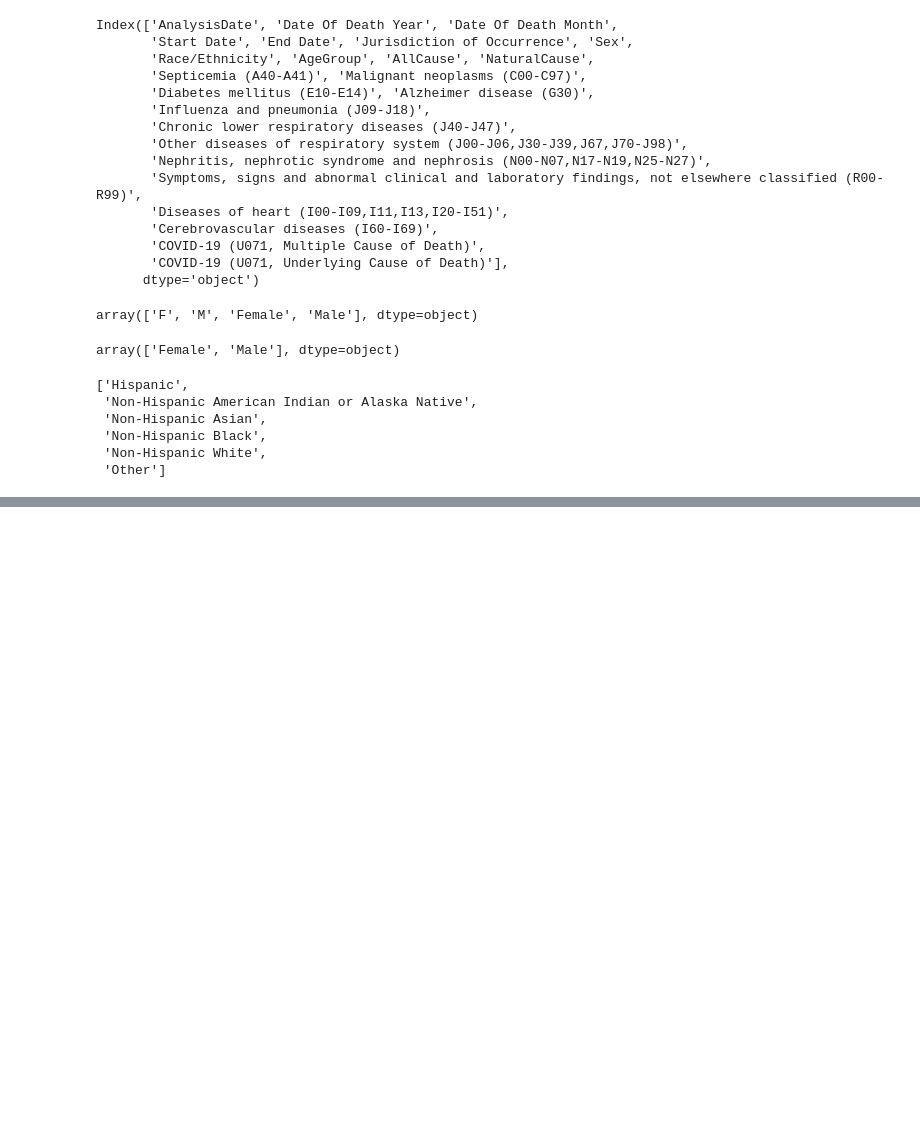
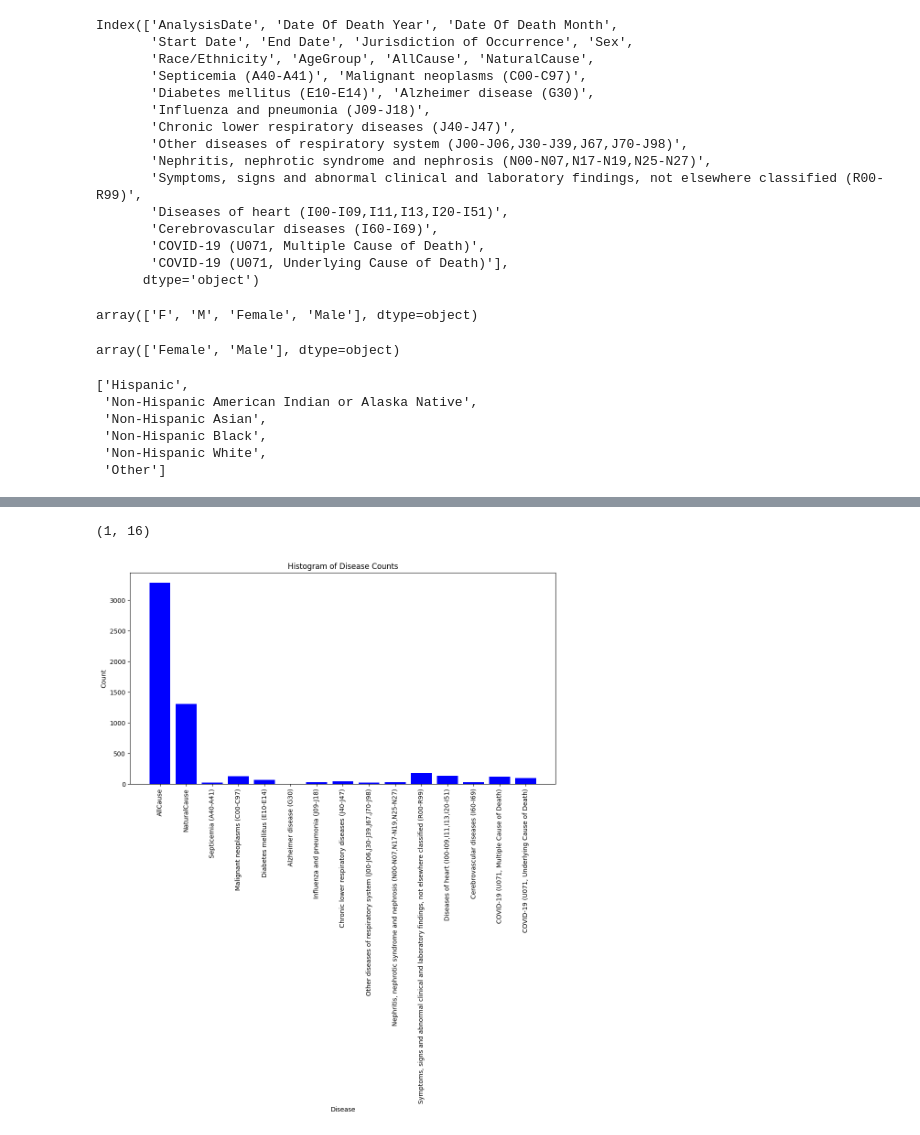
Before and after one commit to AshwinUnnikrishnan/AI-for-Human-Computer-Interaction, a Jupyter notebook: Assignment3/Assignment_3_2.ipynb, the cells around one changed output, grey strips where cells are left out. Drawn from its saved outputs; the diff is of its cells as text; code cells hidden in the pictures; blank space fills up the shorter version.

```diff
--- a/Assignment3/Assignment_3_2.ipynb
+++ b/Assignment3/Assignment_3_2.ipynb
@@ -100,0 +166,8 @@ Race: Hispanic
+# %%
+def get_row(df, age, sex, race):
+  return df[(df['AgeGroup'] == age) & (df['Sex'] == sex) & (df['Race/Ethnicity'] == race)].reset_index(drop=True)
+# %%
+res_J = get_row(df, entries[0]['Age'] , entries[0]['Sex'], entries[0]['Race'])
+res_M = get_row(df, entries[1]['Age'] , entries[1]['Sex'], entries[1]['Race'])
+res_E = get_row(df, entries[2]['Age'] , entries[2]['Sex'], entries[2]['Race'])
+res_El = get_row(df, entries[3]['Age'] , entries[3]['Sex'], entries[3]['Race'])
@@ -100,0 +201,40 @@ Race: Hispanic
+# %%
+result_M = create_histogram_age_group(res_M, disease_cols)
+result_E = create_histogram_age_group(res_E, disease_cols)
+result_El = create_histogram_age_group(res_El, disease_cols)
+result_J = create_histogram_age_group(res_J, disease_cols)
+# %%
+result_M.shape
+# %% [output]
+(1, 16)
+# %%
+def plot_histogram(res, columns_to_sum, sort_v):
+    # Calculate the sum for the specified columns
+    res = res.drop(columns=['AgeGroup'])
+
+    summed_values = res[columns_to_sum].sum()
+
+    # Sort the columns based on the summed values in descending order
+    if sort_v:
+      summed_values = summed_values.sort_values(ascending=False)
+
+    # Reorder the DataFrame columns based on the sorting
+    res = res[summed_values.index]
+
+    # Create a histogram
+    plt.figure(figsize=(12, 6))
+    plt.bar(res.columns, res.iloc[0].values, color='blue')
+
+    # Customize the plot
+    plt.xlabel('Disease')
+    plt.ylabel('Count')
+    plt.title('Histogram of Disease Counts')
+    plt.xticks(rotation=90)
+
+    # Show the plot
+    plt.tight_layout()
+    plt.show()
+# %%
+plot_histogram(result_J, disease_cols, False)
+# %% [output]
+[figure, added]
```
Also changed, not shown: parts of 16 cells of this notebook.
